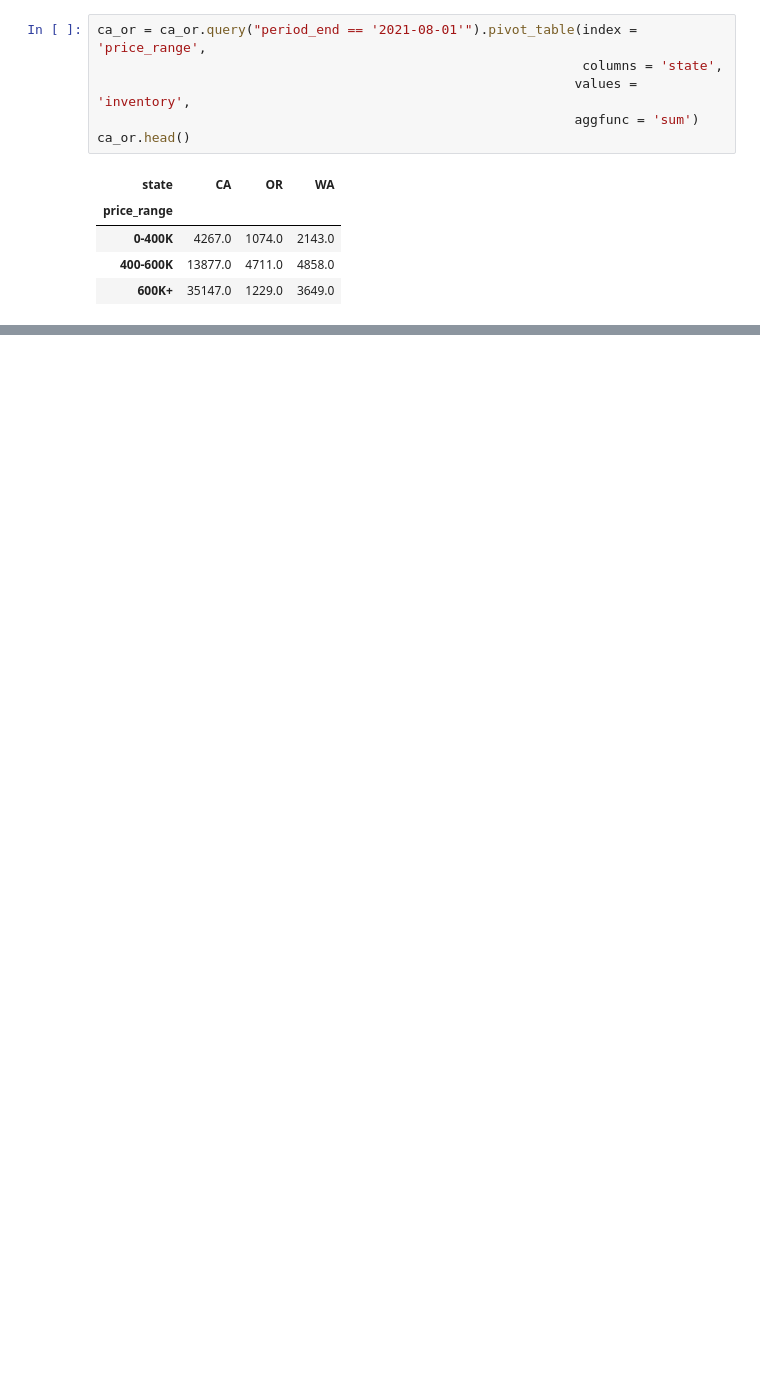
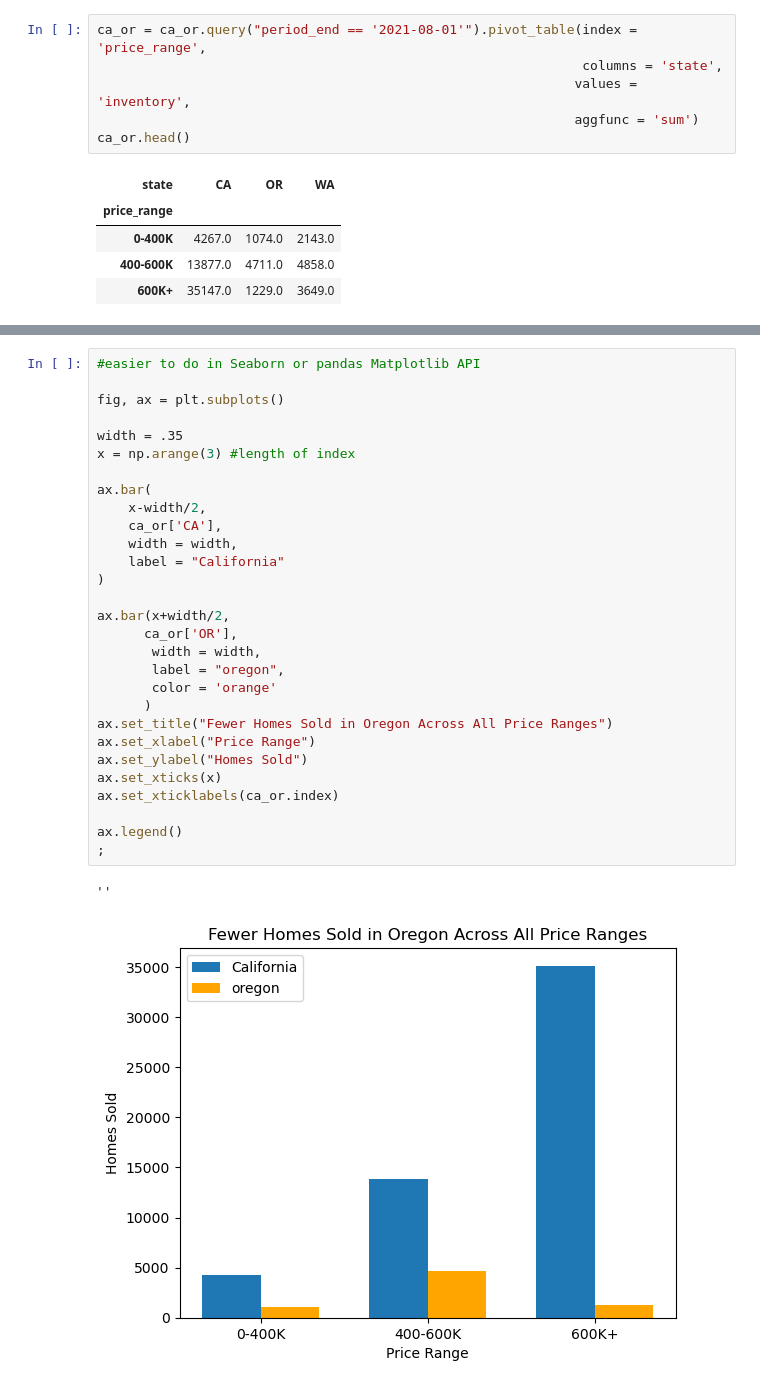
Before and after one commit to soslin/MatPlotLib_Seaborn_Practice, a Jupyter notebook: Bar Charts.ipynb, the cells around one changed output, grey strips where cells are left out. Cells and saved outputs as stored; diff of their text form; blank space fills up the shorter version.

```diff
--- a/Bar Charts.ipynb
+++ b/Bar Charts.ipynb
@@ -168,0 +170,32 @@ Text(0, 0.5, 'Homes Sold')
+# %%
+#easier to do in Seaborn or pandas Matplotlib API
+
+fig, ax = plt.subplots()
+
+width = .35
+x = np.arange(3) #length of index
+
+ax.bar(
+    x-width/2,
+    ca_or['CA'],
+    width = width,
+    label = "California"
+)
+
+ax.bar(x+width/2,
+      ca_or['OR'],
+       width = width,
+       label = "oregon",
+       color = 'orange'
+      )
+ax.set_title("Fewer Homes Sold in Oregon Across All Price Ranges")
+ax.set_xlabel("Price Range")
+ax.set_ylabel("Homes Sold")
+ax.set_xticks(x)
+ax.set_xticklabels(ca_or.index)
+
+ax.legend()
+;
+# %% [output]
+''
+[figure, added]
```
Also changed, not shown: parts of 10 cells of this notebook.
